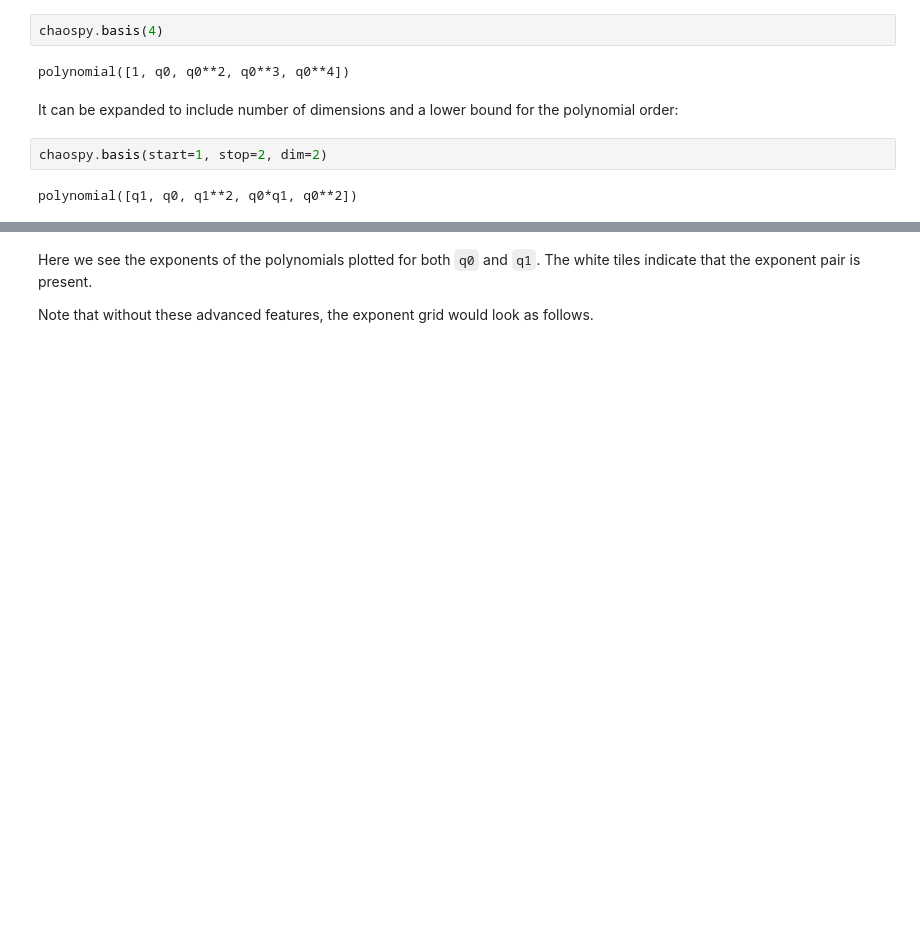
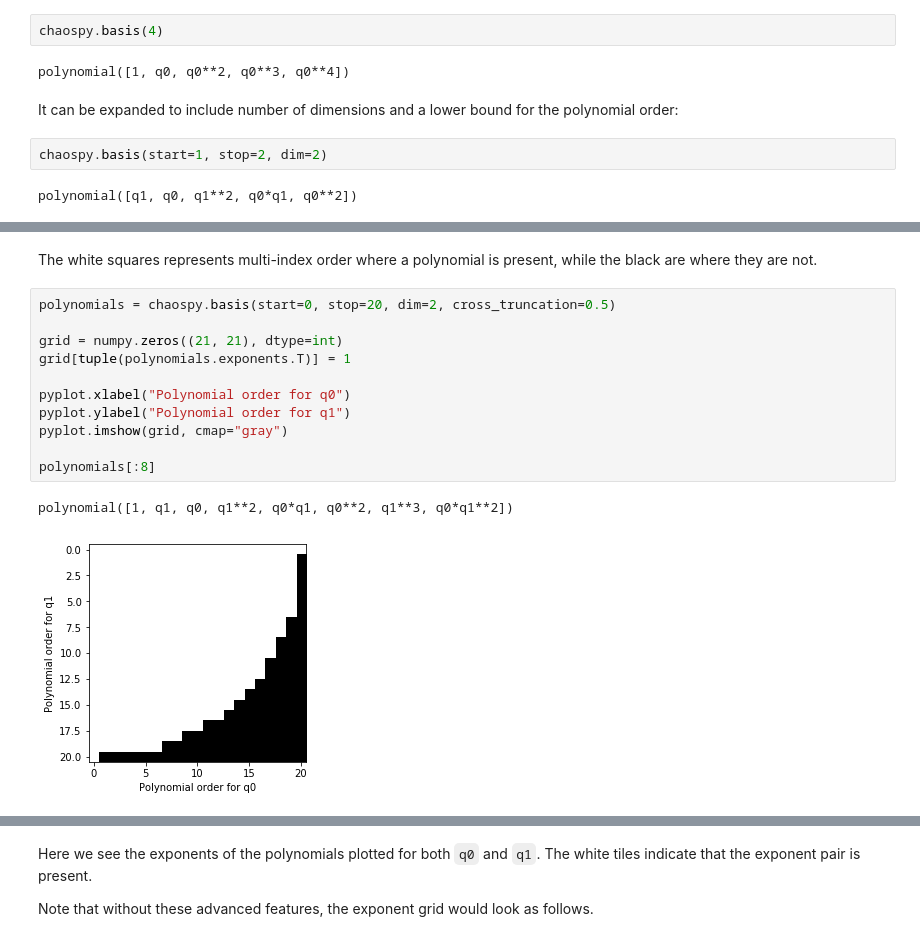
Before and after one commit to jonathf/chaospy, a Jupyter notebook: tutorial/polynomial_behavior.ipynb, the cells around one changed output, grey strips where cells are left out. Drawn from its saved outputs; the diff is of its cells as text; blank space fills up the shorter version.

```diff
--- a/tutorial/polynomial_behavior.ipynb
+++ b/tutorial/polynomial_behavior.ipynb
@@ -45 +88,17 @@ This tools have a lot of advanced features, like per dimension limits, and cross
+# %% [markdown]
+The white squares represents multi-index order where a polynomial is present, while the black are where they are not.
+# %%
+polynomials = chaospy.basis(start=0, stop=20, dim=2, cross_truncation=0.5)
+
+grid = numpy.zeros((21, 21), dtype=int)
+grid[tuple(polynomials.exponents.T)] = 1
+
+pyplot.xlabel("Polynomial order for q0")
+pyplot.ylabel("Polynomial order for q1")
+pyplot.imshow(grid, cmap="gray")
+
+polynomials[:8]
+# %% [output]
+polynomial([1, q1, q0, q1**2, q0*q1, q0**2, q1**3, q0*q1**2])
+[figure, added]
 # %%
```
Also changed, not shown: parts of 8 cells of this notebook, 5 other files.
